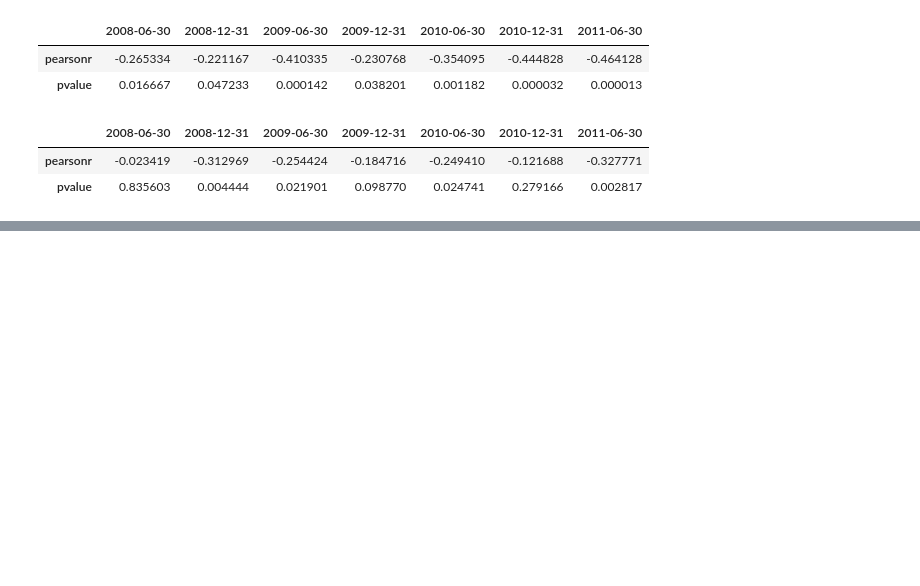
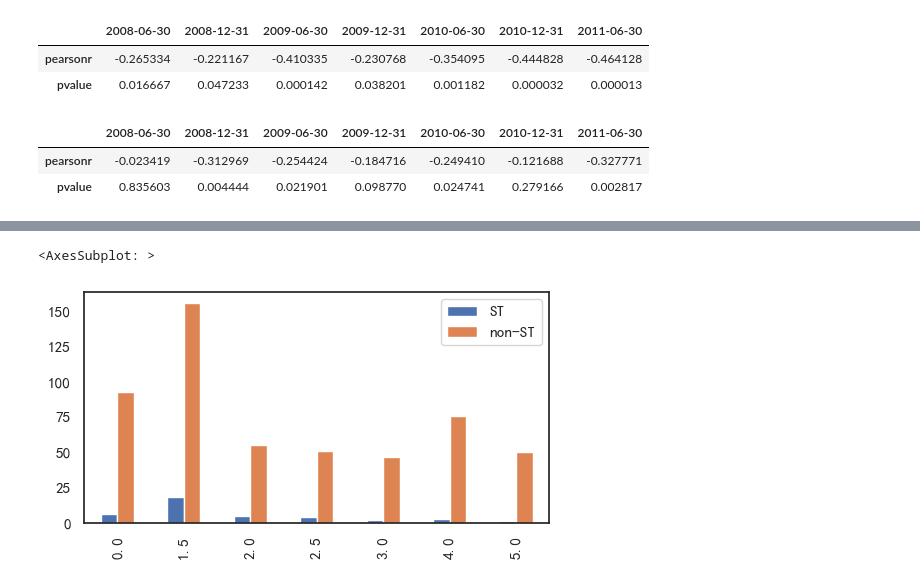
Before and after one commit to ErnestDong/papers, a Jupyter notebook: src/main.ipynb, the cells around one changed output, grey strips where cells are left out. Saved outputs shown, nothing was run; the diff lists cells and outputs as text; code cells hidden in the pictures; blank space fills up the shorter version.

```diff
--- a/src/main.ipynb
+++ b/src/main.ipynb
@@ -135,0 +206,31 @@ pearsons_vol
+# %%
+def grade(x, lst):
+    if not lst:
+        return 0
+    assert min(lst) > 0
+    if x > lst[0]:
+        return grade(x, lst[1:])
+    return lst[0]
+
+
+result = {"ST": [], "non-ST": []}
+for stock in dd.columns:
+    result["ST"] = dd[default_line]
+    result["non-ST"] = dd[~default_line]
+temp = result["ST"].values
+result["ST"] = temp[~np.isnan(temp)]
+temp = result["non-ST"].values
+result["non-ST"] = temp[~np.isnan(temp)]
+
+res = pd.DataFrame(
+    {
+        j: pd.Series(
+            [grade(i, [1.5, 2, 2.5, 3, 4, 5]) for i in result[j]]
+        ).value_counts()
+        for j in result
+    }
+)
+res.plot.bar()
+# %% [output]
+<AxesSubplot: >
+[figure, added]
```
Also changed, not shown: parts of 16 cells of this notebook, 8 other files.
